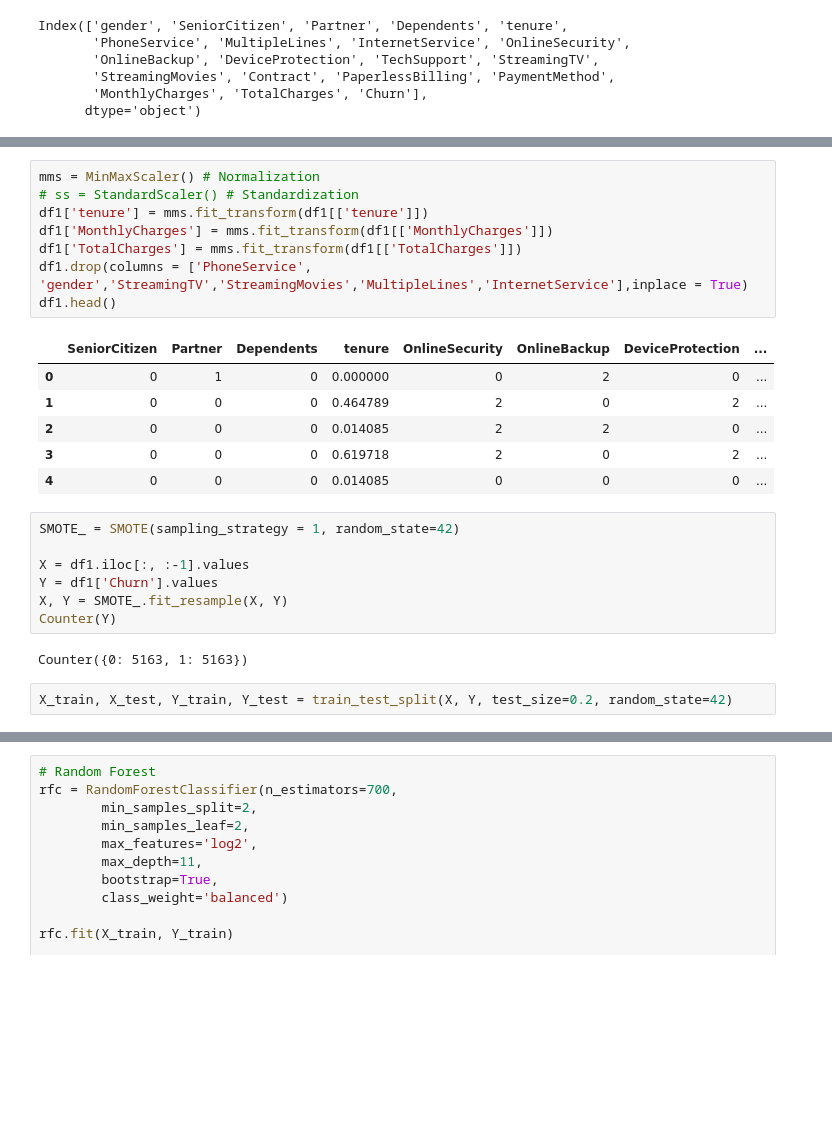
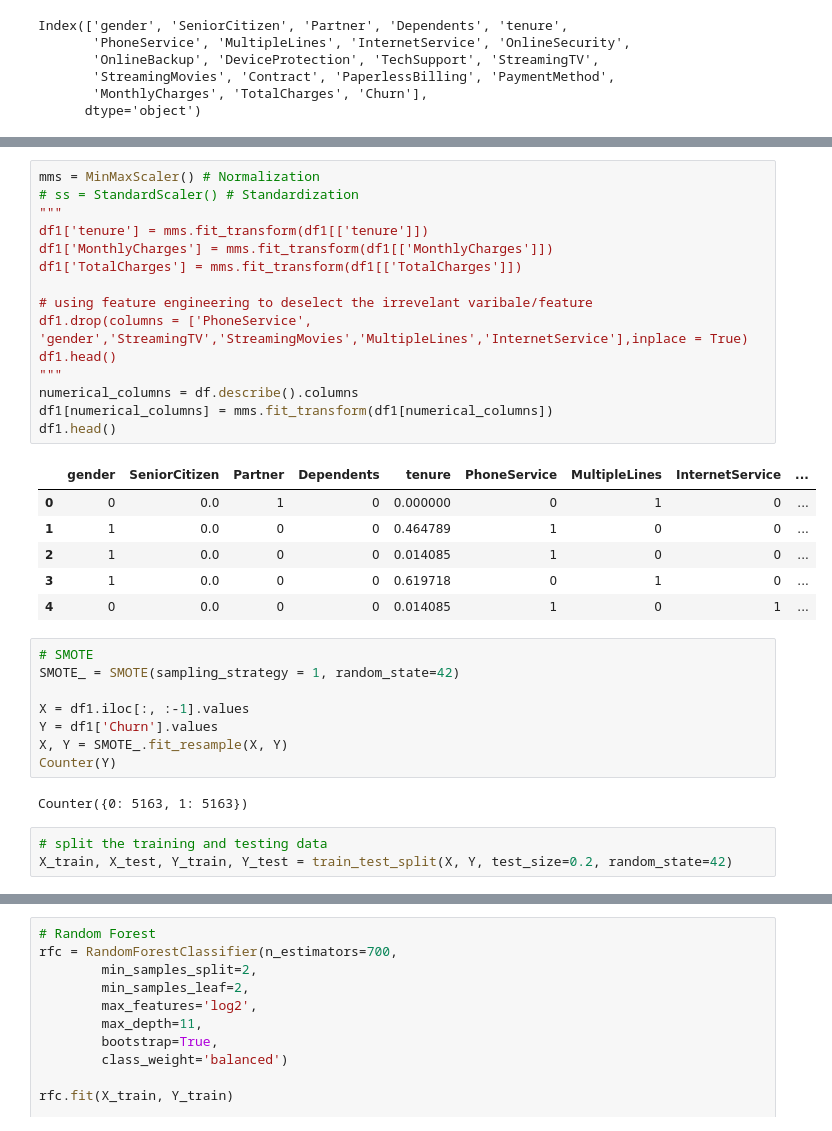
Before and after one commit to qweqwedfa/DA_DS, a Jupyter notebook: RF_with_FE.ipynb, the cells around one changed output, grey strips where cells are left out. Drawn from its saved outputs; the diff is of its cells as text; blank space fills up the shorter version.

```diff
--- a/RF_with_FE.ipynb
+++ b/RF_with_FE.ipynb
@@ -54,19 +63,27 @@ Churn  :  [0 1]  =  ['No' 'Yes']
 # %%
 mms = MinMaxScaler() # Normalization
 # ss = StandardScaler() # Standardization
+"""
 df1['tenure'] = mms.fit_transform(df1[['tenure']])
 df1['MonthlyCharges'] = mms.fit_transform(df1[['MonthlyCharges']])
 df1['TotalCharges'] = mms.fit_transform(df1[['TotalCharges']])
+
+# using feature engineering to deselect the irrevelant varibale/feature
 df1.drop(columns = ['PhoneService', 'gender','StreamingTV','StreamingMovies','MultipleLines','InternetService'],inplace = True)
 df1.head()
+"""
+numerical_columns = df.describe().columns
+df1[numerical_columns] = mms.fit_transform(df1[numerical_columns])
+df1.head()
 # %% [output]
-|  | SeniorCitizen | Partner | Dependents | tenure | OnlineSecurity | OnlineBackup | DeviceProtection | ... |
-| 0 | 0 | 1 | 0 | 0.000000 | 0 | 2 | 0 | ... |
-| 1 | 0 | 0 | 0 | 0.464789 | 2 | 0 | 2 | ... |
-| 2 | 0 | 0 | 0 | 0.014085 | 2 | 2 | 0 | ... |
-| 3 | 0 | 0 | 0 | 0.619718 | 2 | 0 | 2 | ... |
-| 4 | 0 | 0 | 0 | 0.014085 | 0 | 0 | 0 | ... |
+|  | gender | SeniorCitizen | Partner | Dependents | tenure | PhoneService | MultipleLines | InternetService | ... |
+| 0 | 0 | 0.0 | 1 | 0 | 0.000000 | 0 | 1 | 0 | ... |
+| 1 | 1 | 0.0 | 0 | 0 | 0.464789 | 1 | 0 | 0 | ... |
+| 2 | 1 | 0.0 | 0 | 0 | 0.014085 | 1 | 0 | 0 | ... |
+| 3 | 1 | 0.0 | 0 | 0 | 0.619718 | 0 | 1 | 0 | ... |
+| 4 | 0 | 0.0 | 0 | 0 | 0.014085 | 1 | 0 | 1 | ... |
 # %%
+# SMOTE
 SMOTE_ = SMOTE(sampling_strategy = 1, random_state=42)
 
 X = df1.iloc[:, :-1].values
@@ -76,4 +93,5 @@ Counter(Y)
 # %% [output]
 Counter({0: 5163, 1: 5163})
 # %%
+# split the training and testing data
 X_train, X_test, Y_train, Y_test = train_test_split(X, Y, test_size=0.2, random_state=42)
```
Also changed, not shown: parts of 3 cells of this notebook.
